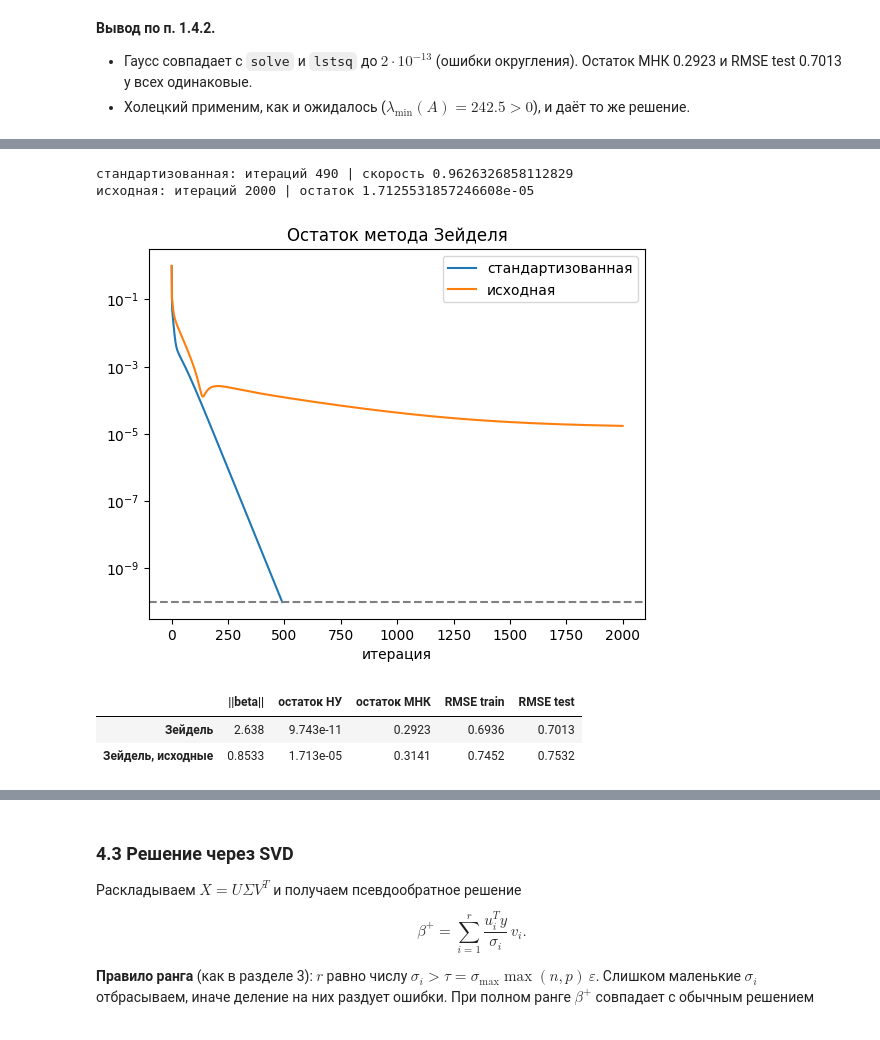
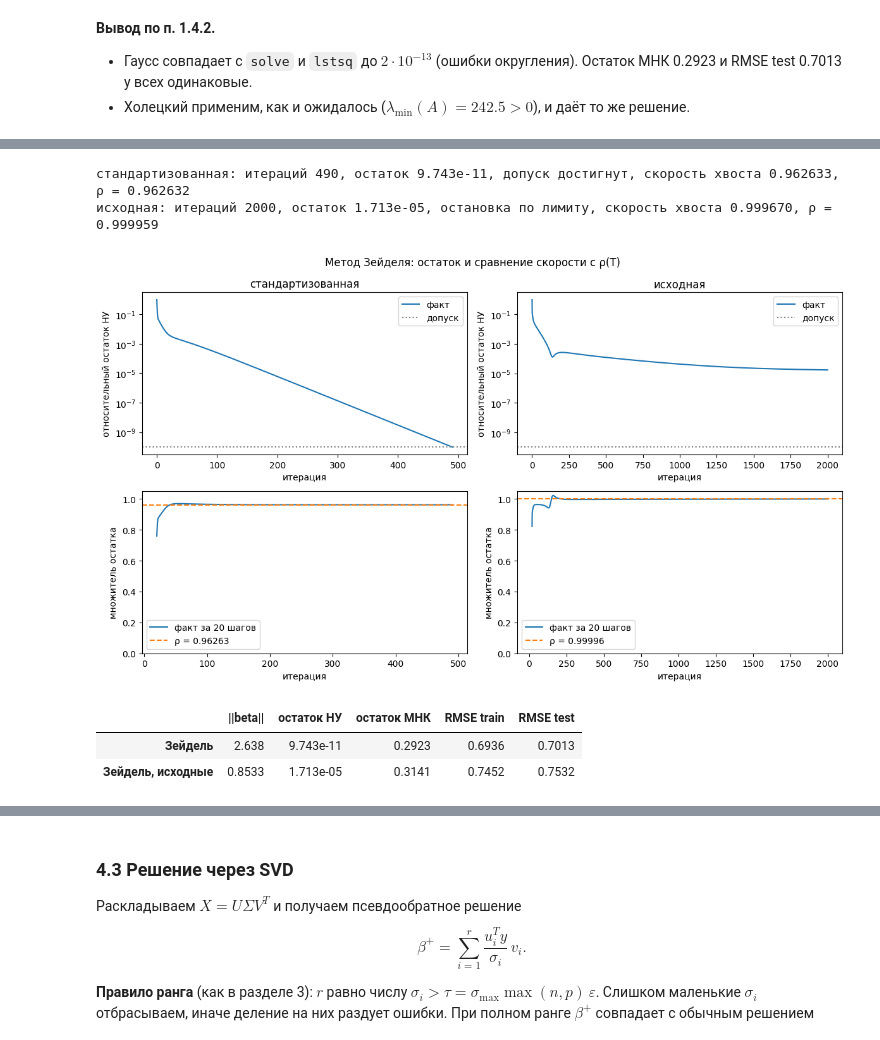
Before and after one commit to a-avdonin/math-ml, a Jupyter notebook: lab1.ipynb, the cells around one changed output, grey strips where cells are left out. Drawn from its saved outputs; the diff is of its cells as text; code cells hidden in the pictures.

```diff
--- a/lab1.ipynb
+++ b/lab1.ipynb
@@ -450,16 +491,60 @@ for name, M in [('стандартизованная', A), ('исходная',
 # %%
+def seidel(A, b, tol=TOL, max_iter=MAX_ITER):
+    # Метод Зейделя: свежие компоненты используются в той же итерации.
+    x = np.zeros(len(b))
+    lower, upper = np.tril(A), np.triu(A, 1)
+    hist = [np.linalg.norm(A @ x - b) / np.linalg.norm(b)]
+    for _ in range(max_iter):
+        x = sla.solve_triangular(lower, b - upper @ x, lower=True)
+        hist.append(np.linalg.norm(A @ x - b) / np.linalg.norm(b))
+        if hist[-1] < tol:
+            break
+    return x, np.asarray(hist)
+
+
+def tail_rate(hist, window=100):
+    # фактический множитель остатка на одном шаге в конце истории
+    return (hist[-1] / hist[-1 - window]) ** (1 / window)
+
+
 beta_seidel, hist = seidel(A, b)
 beta_seidel_raw, hist_raw = seidel(A_raw, b_raw)
-print('стандартизованная: итераций', len(hist) - 1, '| скорость', (hist[-1] / hist[-101]) ** 0.01)
-print('исходная: итераций', len(hist_raw) - 1, '| остаток', hist_raw[-1])
 
-plt.semilogy(hist, label='стандартизованная'); plt.semilogy(hist_raw, label='исходная')
-plt.axhline(1e-10, ls='--', c='gray'); plt.title('Остаток метода Зейделя'); plt.xlabel('итерация'); plt.legend(); plt.show()
-pd.DataFrame({'Зейдель': metrics(beta_seidel), 'Зейдель, исходные': metrics(beta_seidel_raw, X_raw, X_raw_te)}).T
+for name, h in [('стандартизованная', hist), ('исходная', hist_raw)]:
+    reached = h[-1] < TOL
+    print(f'{name}: итераций {len(h) - 1}, остаток {h[-1]:.3e}, '
+          f'{"допуск достигнут" if reached else "остановка по лимиту"}, '
+          f'скорость хвоста {tail_rate(h):.6f}, ρ = {forecast[name]["rho"]:.6f}')
+
+fig, ax = plt.subplots(2, 2, figsize=(12, 7))
+for col, (name, h) in enumerate((('стандартизованная', hist), ('исходная', hist_raw))):
+    rho_T = forecast[name]['rho']
+    ax[0, col].semilogy(h, label='факт')
+    ax[0, col].axhline(TOL, ls=':', c='gray', label='допуск')
+    ax[0, col].set_title(name)
+    ax[0, col].set_xlabel('итерация')
+    ax[0, col].set_ylabel('относительный остаток НУ')
+    ax[0, col].legend()
+    window = 20
+    rate = (h[window:] / h[:-window]) ** (1 / window)
+    ax[1, col].plot(np.arange(window, len(h)), rate, label='факт за 20 шагов')
+    ax[1, col].axhline(rho_T, ls='--', c='C1', label=f'ρ = {rho_T:.5f}')
+    ax[1, col].set_ylim(0, 1.05)
+    ax[1, col].set_xlabel('итерация')
+    ax[1, col].set_ylabel('множитель остатка')
+    ax[1, col].legend()
+fig.suptitle('Метод Зейделя: остаток и сравнение скорости с ρ(T)')
+plt.tight_layout()
+plt.show()
+
+pd.DataFrame({
+    'Зейдель': metrics(beta_seidel),
+    'Зейдель, исходные': metrics(beta_seidel_raw, X_raw, X_raw_te),
+}).T
 # %% [output]
-стандартизованная: итераций 490 | скорость 0.9626326858112829
-исходная: итераций 2000 | остаток 1.7125531857246608e-05
+стандартизованная: итераций 490, остаток 9.743e-11, допуск достигнут, скорость хвоста 0.962633, ρ = 0.962632
+исходная: итераций 2000, остаток 1.713e-05, остановка по лимиту, скорость хвоста 0.999670, ρ = 0.999959
-[figure, old version]
+[figure, new version]
 |  | ||beta|| | остаток НУ | остаток МНК | RMSE train | RMSE test |
 | Зейдель | 2.638 | 9.743e-11 | 0.2923 | 0.6936 | 0.7013 |
 | Зейдель, исходные | 0.8533 | 1.713e-05 | 0.3141 | 0.7452 | 0.7532 |
```
Also changed, not shown: parts of 19 cells of this notebook.
